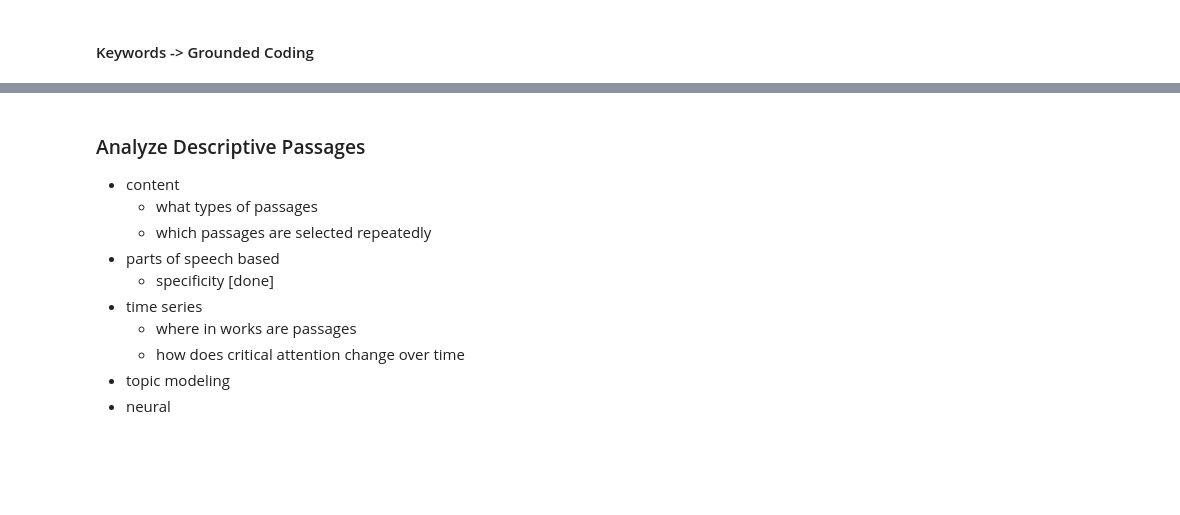
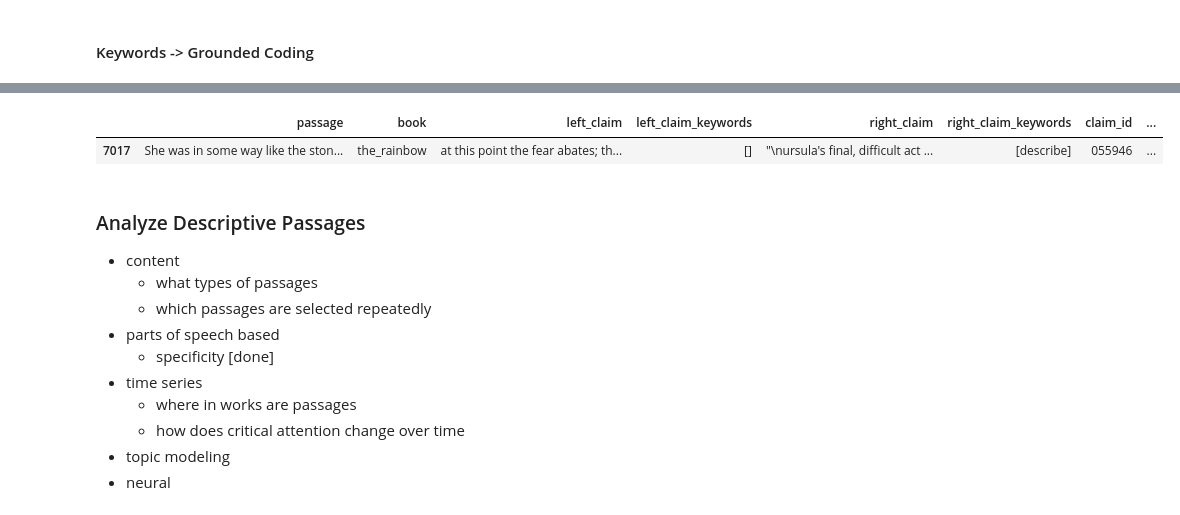
Before and after one commit to timschott/details, a Jupyter notebook: RELiCDescriptivePassages.ipynb, the cells around one changed output, grey strips where cells are left out. Drawn from its saved outputs; the diff is of its cells as text; code cells hidden in the pictures; blank space fills up the shorter version.

```diff
--- a/RELiCDescriptivePassages.ipynb
+++ b/RELiCDescriptivePassages.ipynb
@@ -352,7 +352,7 @@ detail_df.shape
 # %%
 # add a column that tells me where I should look--for instance if both the left and right claim contain a word that's helpful
 
-descr_match_output = descriptive_df.apply(lambda x: get_which_contains_match(x.left_claim_keywords, x.right_claim_keywords, 'descrip'), axis=1)
+descr_match_output = descriptive_df.apply(lambda x: get_which_contains_match(x.left_claim_keywords, x.right_claim_keywords, 'descr'), axis=1)
 
 # add a column that tells me where I should look--for instance if both the left and right claim contain a word that's helpful
 
@@ -374,3 +401,8 @@ See the caveats in the documentation: https://pandas.pydata.org/pandas-docs/stab
+# %%
+descriptive_df[descriptive_df['passage_id'] == 14736]
+# %% [output]
+|  | passage | book | left_claim | left_claim_keywords | right_claim | right_claim_keywords | claim_id | ... |
+| 7017 | She was in some way like the ston... | the_rainbow | at this point the fear abates; th... | [] | "\nursula's final, difficult act ... | [describe] | 055946 | ... |
 # %%
 # shuffle detail df
 detail_df = detail_df.sample(frac=1).reset_index(drop=True)
```
Also changed, not shown: parts of 7 cells of this notebook.
